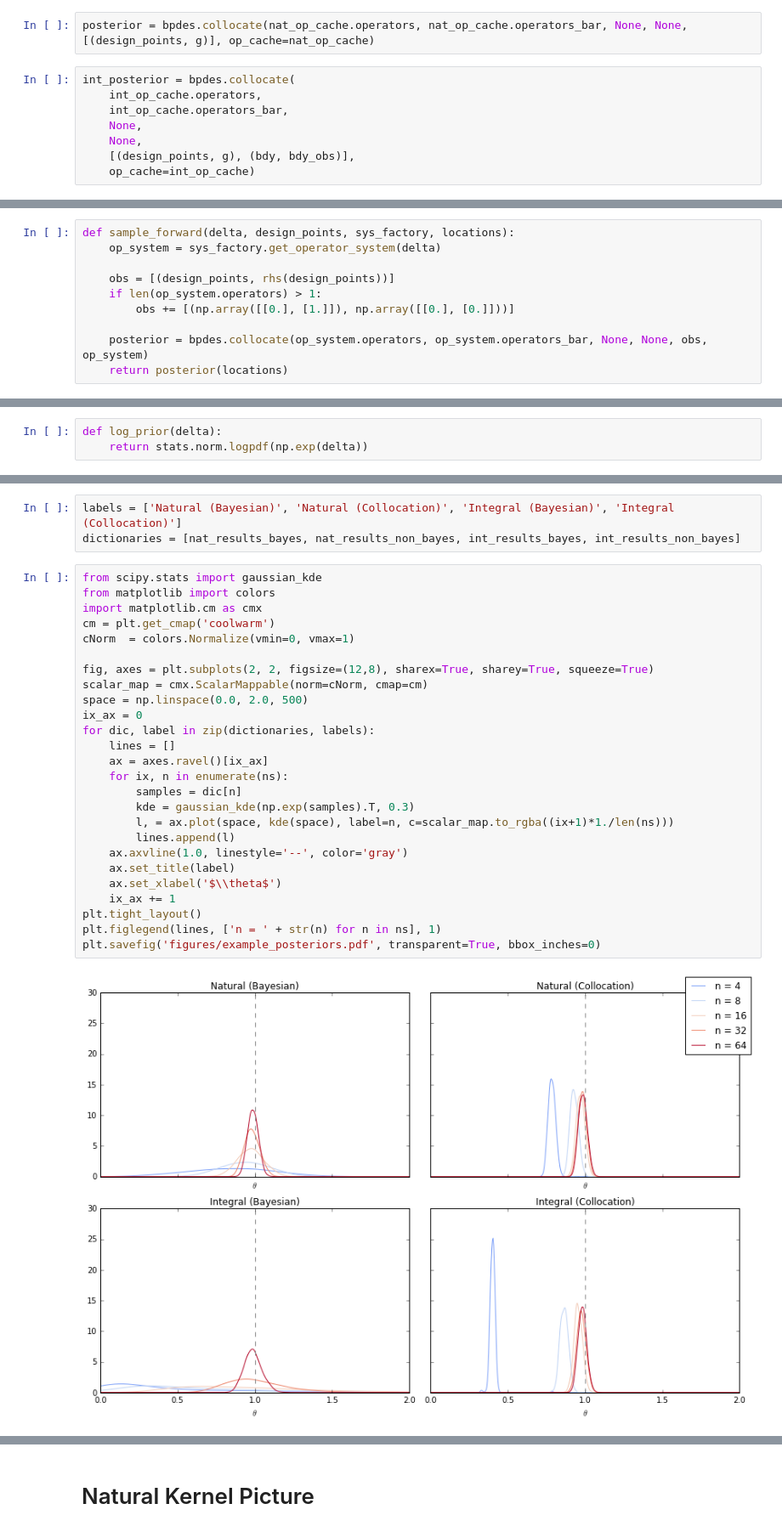
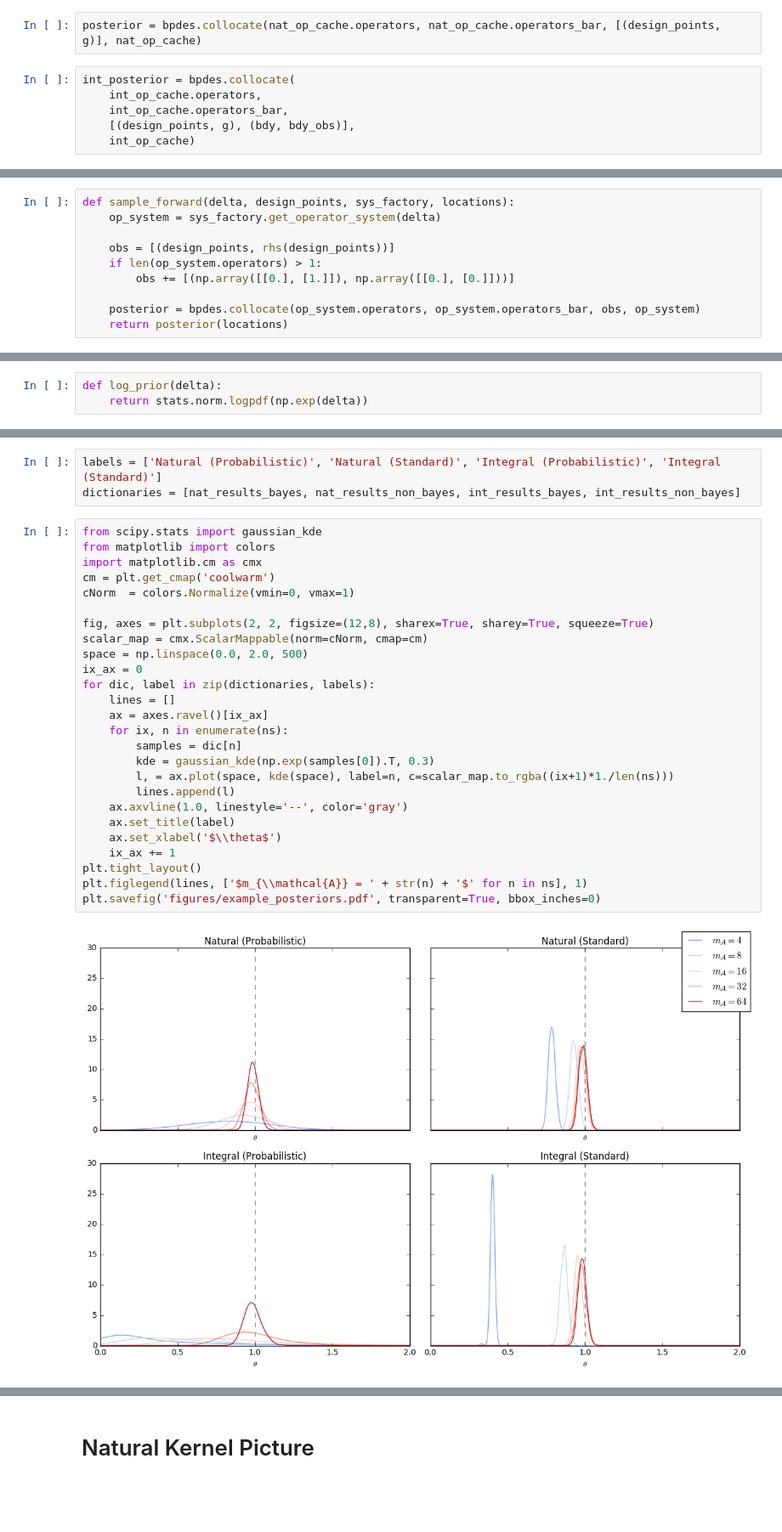
Before and after one commit to jcockayne/bayesian_pdes, a Jupyter notebook: notebooks/Running_Example.ipynb, the cells around one changed output, grey strips where cells are left out. Shown at 85% size. Drawn from its saved outputs; the diff is of its cells as text; blank space fills up the shorter version.

```diff
--- a/notebooks/Running_Example.ipynb
+++ b/notebooks/Running_Example.ipynb
@@ -27,15 +32,13 @@ g = rhs(design_points)
 bdy = np.array([[0.], [1.]])
 bdy_obs = np.zeros_like(bdy)
 # %%
-posterior = bpdes.collocate(nat_op_cache.operators, nat_op_cache.operators_bar, None, None, [(design_points, g)], op_cache=nat_op_cache)
+posterior = bpdes.collocate(nat_op_cache.operators, nat_op_cache.operators_bar, [(design_points, g)], nat_op_cache)
 # %%
 int_posterior = bpdes.collocate(
     int_op_cache.operators,
     int_op_cache.operators_bar,
-    None,
-    None,
     [(design_points, g), (bdy, bdy_obs)],
-    op_cache=int_op_cache)
+    int_op_cache)
 # %%
 test_points = np.linspace(0,1,101)[:,None]
 # %%
@@ -154,7 +211,7 @@ def sample_forward(delta, design_points, sys_factory, locations):
     if len(op_system.operators) > 1:
         obs += [(np.array([[0.], [1.]]), np.array([[0.], [0.]]))]
 
-    posterior = bpdes.collocate(op_system.operators, op_system.operators_bar, None, None, obs, op_system)
+    posterior = bpdes.collocate(op_system.operators, op_system.operators_bar, obs, op_system)
     return posterior(locations)
 # %%
 def likelihood(delta, design_points, sys_factory, bayesian=True, debug=False):
@@ -232,31 +289,31 @@ Iter 10000: Accept (35% 31%) T/Iter 0.0010s Remaining 0s
 # %%
-labels = ['Natural (Bayesian)', 'Natural (Collocation)', 'Integral (Bayesian)', 'Integral (Collocation)']
+labels = ['Natural (Probabilistic)', 'Natural (Standard)', 'Integral (Probabilistic)', 'Integral (Standard)']
 dictionaries = [nat_results_bayes, nat_results_non_bayes, int_results_bayes, int_results_non_bayes]
 # %%
 from scipy.stats import gaussian_kde
 from matplotlib import colors
 import matplotlib.cm as cmx
 cm = plt.get_cmap('coolwarm')
 cNorm  = colors.Normalize(vmin=0, vmax=1)
 
 fig, axes = plt.subplots(2, 2, figsize=(12,8), sharex=True, sharey=True, squeeze=True)
 scalar_map = cmx.ScalarMappable(norm=cNorm, cmap=cm)
 space = np.linspace(0.0, 2.0, 500)
 ix_ax = 0
 for dic, label in zip(dictionaries, labels):
     lines = []
     ax = axes.ravel()[ix_ax]
     for ix, n in enumerate(ns):
         samples = dic[n]
-        kde = gaussian_kde(np.exp(samples).T, 0.3)
+        kde = gaussian_kde(np.exp(samples[0]).T, 0.3)
         l, = ax.plot(space, kde(space), label=n, c=scalar_map.to_rgba((ix+1)*1./len(ns)))
         lines.append(l)
     ax.axvline(1.0, linestyle='--', color='gray')
     ax.set_title(label)
     ax.set_xlabel('$\\theta$')
     ix_ax += 1
 plt.tight_layout()
-plt.figlegend(lines, ['n = ' + str(n) for n in ns], 1)
+plt.figlegend(lines, ['$m_{\\mathcal{A}} = ' + str(n) + '$' for n in ns], 1)
 plt.savefig('figures/example_posteriors.pdf', transparent=True, bbox_inches=0)
 # %% [output]
-[figure, old version]
+[figure, new version]
```
Also changed, not shown: parts of 21 cells of this notebook.
